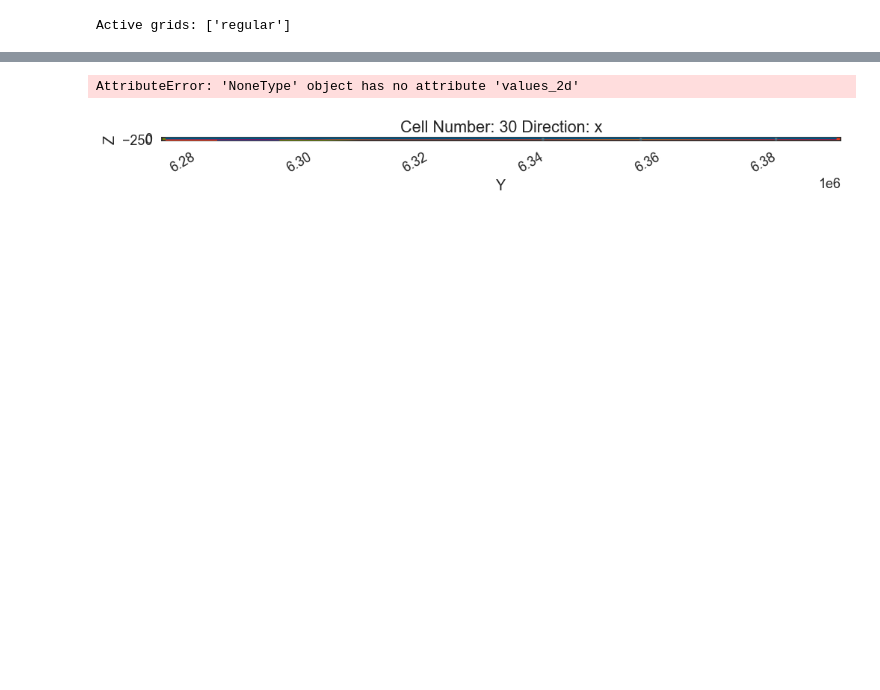
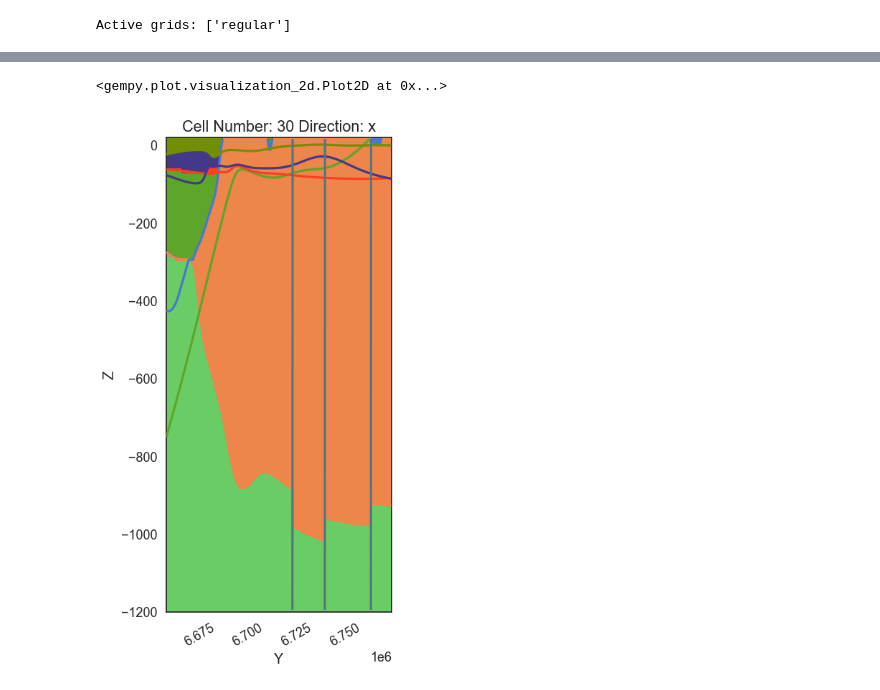
Before and after one commit to lucianomarquetto/n-coast-RS, a Jupyter notebook: LN_geomodel_all_data.ipynb, the cells around one changed output, grey strips where cells are left out. Saved outputs shown, nothing was run; the diff lists cells and outputs as text; code cells hidden in the pictures; blank space fills up the shorter version.

```diff
--- a/LN_geomodel_all_data.ipynb
+++ b/LN_geomodel_all_data.ipynb
@@ -243,13 +316,13 @@ geo_model.faults.faults_relations_df
 # %%
-#Defining the relation between the faults and the other units. In our case, we want the faults to cut only the Parana Basin and the basement.
+# In our case, we want the faults to cut only the Parana Basin and the basement.
 
-fr = np.zeros((10, 10))
+fr = np.zeros((9,9))
+fr[0, 7] = True
 fr[0, 8] = True
-fr[0, 9] = True
+fr[1, 7] = True
 fr[1, 8] = True
-fr[1, 9] = True
+fr[2, 7] = True
 fr[2, 8] = True
-fr[2, 9] = True
 
 geo_model.set_fault_relation(fr)
 # %% [output]
@@ -302,14 +379,14 @@ geo_model.set_bottom_relation(["Unit1",
                                "Unit4",
                                "Pelotas_Basin_Lower",
                                "Parana_Province",
-                               'Basement'],
+                               ],
                               ['Onlap',
                                'Onlap',
                                'Onlap',
                                'Onlap',
                                'Onlap',
                                'Erosion', #Parana_Province
-                               'Erosion']) #Basement
+                               ]) #Basement
 # %% [output]
 |  | order_series | BottomRelation | isActive | isFault | isFinite |
 | Fault1 | 1 | Fault | True | True | False |
@@ -337,7 +421,8 @@ Warning: Ignoring XDG_SESSION_TYPE=wayland on Gnome. Use QT_QPA_PLATFORM=wayland
 # %%
-# Setting the interpolator so it can compute the model
 gp.set_interpolator(geo_model,
-                    #theano_optimizer='fast_compile',
+                    compile_aesara=True,
                     aesara_optimizer='fast_compile',
-                    verbose=[])
+                    verbose=[],
+                    update_kriging=False
+                    )
 # %% [output]
@@ -387,3 +479,0 @@ gp.plot_3d(geo_model, ve=50, plotter_type='background', show_topography=False, s
-# %%
-# Adding the topography (DEM from http://www.dsr.inpe.br/topodata/ and merged in one file)
-geo_model.set_topography(source='gdal', filepath=data_path+'/topography.tif')
@@ -397,8 +490,8 @@ plt.show()
 # %%
 # Plotting topography 2D with vertical exaggeration (ve (float); change number as needed):
-gp.plot_2d(geo_model, direction=['x'], ve=200, show_topography=True, cell_number=[30], show_data=False)
+gp.plot_2d(geo_model, direction=['x'], ve=200, show_topography=False, cell_number=[30], show_data=False)
 # %% [output]
-AttributeError: 'NoneType' object has no attribute 'values_2d'
+<gempy.plot.visualization_2d.Plot2D at 0x...>
-[figure, old version]
+[figure, new version]
 # %%
 # Plotting topography 3D with vertical exaggeration (ve (float); change number as needed):
```
Also changed, not shown: parts of 92 cells of this notebook.
